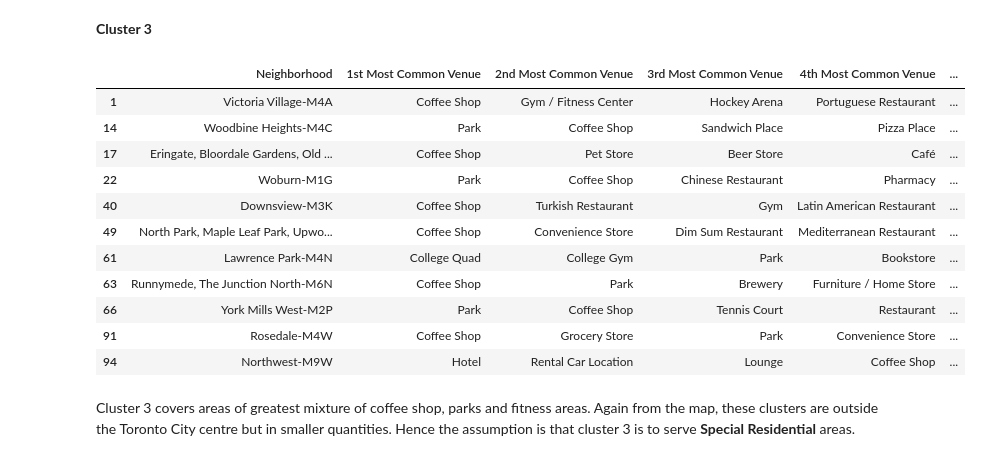
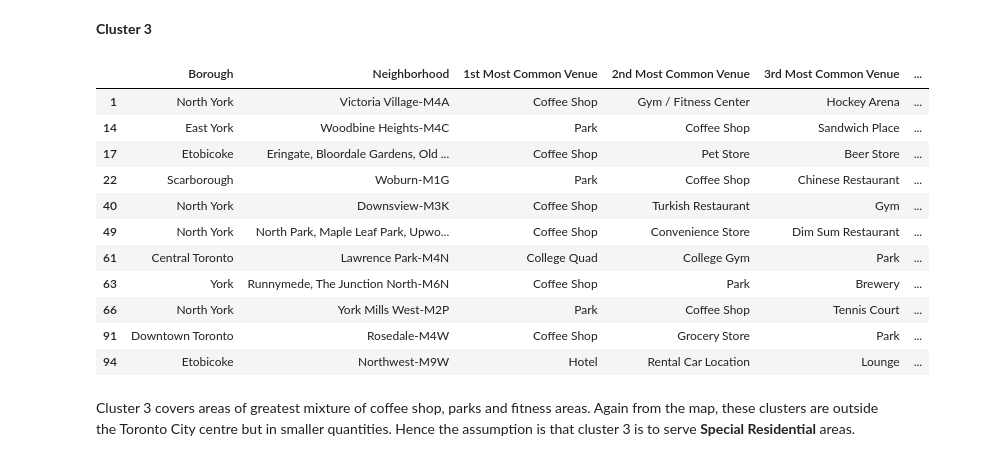
Before and after one commit to chiew-seng-chun/Coursera_IBM_Capstone, a Jupyter notebook: Week_3_Submission.ipynb, the cells around one changed output. Saved outputs shown, nothing was run; the diff lists cells and outputs as text; code cells hidden in the pictures.

```diff
--- a/Week_3_Submission.ipynb
+++ b/Week_3_Submission.ipynb
@@ -643,20 +643,20 @@ Cluster 2 covers areas of greatest recreational public amenities like parks, poo
 # %% [markdown]
 __Cluster 3__
 # %%
-toronto_merged.loc[toronto_merged['Cluster Labels'] == 2, toronto_merged.columns[[2] + list(range(6, toronto_merged.shape[1]))]]
+toronto_merged.loc[toronto_merged['Cluster Labels'] == 2, toronto_merged.columns[[1,2] + list(range(6, toronto_merged.shape[1]))]]
 # %% [output]
-|  | Neighborhood | 1st Most Common Venue | 2nd Most Common Venue | 3rd Most Common Venue | 4th Most Common Venue | ... |
-| 1 | Victoria Village-M4A | Coffee Shop | Gym / Fitness Center | Hockey Arena | Portuguese Restaurant | ... |
-| 14 | Woodbine Heights-M4C | Park | Coffee Shop | Sandwich Place | Pizza Place | ... |
-| 17 | Eringate, Bloordale Gardens, Old ... | Coffee Shop | Pet Store | Beer Store | Café | ... |
-| 22 | Woburn-M1G | Park | Coffee Shop | Chinese Restaurant | Pharmacy | ... |
-| 40 | Downsview-M3K | Coffee Shop | Turkish Restaurant | Gym | Latin American Restaurant | ... |
-| 49 | North Park, Maple Leaf Park, Upwo... | Coffee Shop | Convenience Store | Dim Sum Restaurant | Mediterranean Restaurant | ... |
-| 61 | Lawrence Park-M4N | College Quad | College Gym | Park | Bookstore | ... |
-| 63 | Runnymede, The Junction North-M6N | Coffee Shop | Park | Brewery | Furniture / Home Store | ... |
-| 66 | York Mills West-M2P | Park | Coffee Shop | Tennis Court | Restaurant | ... |
-| 91 | Rosedale-M4W | Coffee Shop | Grocery Store | Park | Convenience Store | ... |
-| 94 | Northwest-M9W | Hotel | Rental Car Location | Lounge | Coffee Shop | ... |
+|  | Borough | Neighborhood | 1st Most Common Venue | 2nd Most Common Venue | 3rd Most Common Venue | ... |
+| 1 | North York | Victoria Village-M4A | Coffee Shop | Gym / Fitness Center | Hockey Arena | ... |
+| 14 | East York | Woodbine Heights-M4C | Park | Coffee Shop | Sandwich Place | ... |
+| 17 | Etobicoke | Eringate, Bloordale Gardens, Old ... | Coffee Shop | Pet Store | Beer Store | ... |
+| 22 | Scarborough | Woburn-M1G | Park | Coffee Shop | Chinese Restaurant | ... |
+| 40 | North York | Downsview-M3K | Coffee Shop | Turkish Restaurant | Gym | ... |
+| 49 | North York | North Park, Maple Leaf Park, Upwo... | Coffee Shop | Convenience Store | Dim Sum Restaurant | ... |
+| 61 | Central Toronto | Lawrence Park-M4N | College Quad | College Gym | Park | ... |
+| 63 | York | Runnymede, The Junction North-M6N | Coffee Shop | Park | Brewery | ... |
+| 66 | North York | York Mills West-M2P | Park | Coffee Shop | Tennis Court | ... |
+| 91 | Downtown Toronto | Rosedale-M4W | Coffee Shop | Grocery Store | Park | ... |
+| 94 | Etobicoke | Northwest-M9W | Hotel | Rental Car Location | Lounge | ... |
 # %% [markdown]
 Cluster 3 covers areas of greatest mixture of coffee shop, parks and fitness areas. Again from the map, these clusters are outside the Toronto City centre but in smaller quantities. Hence the assumption is that cluster 3 is to serve __Special Residential__ areas.
 # %% [markdown]
```
Also changed, not shown: parts of 5 cells of this notebook.
